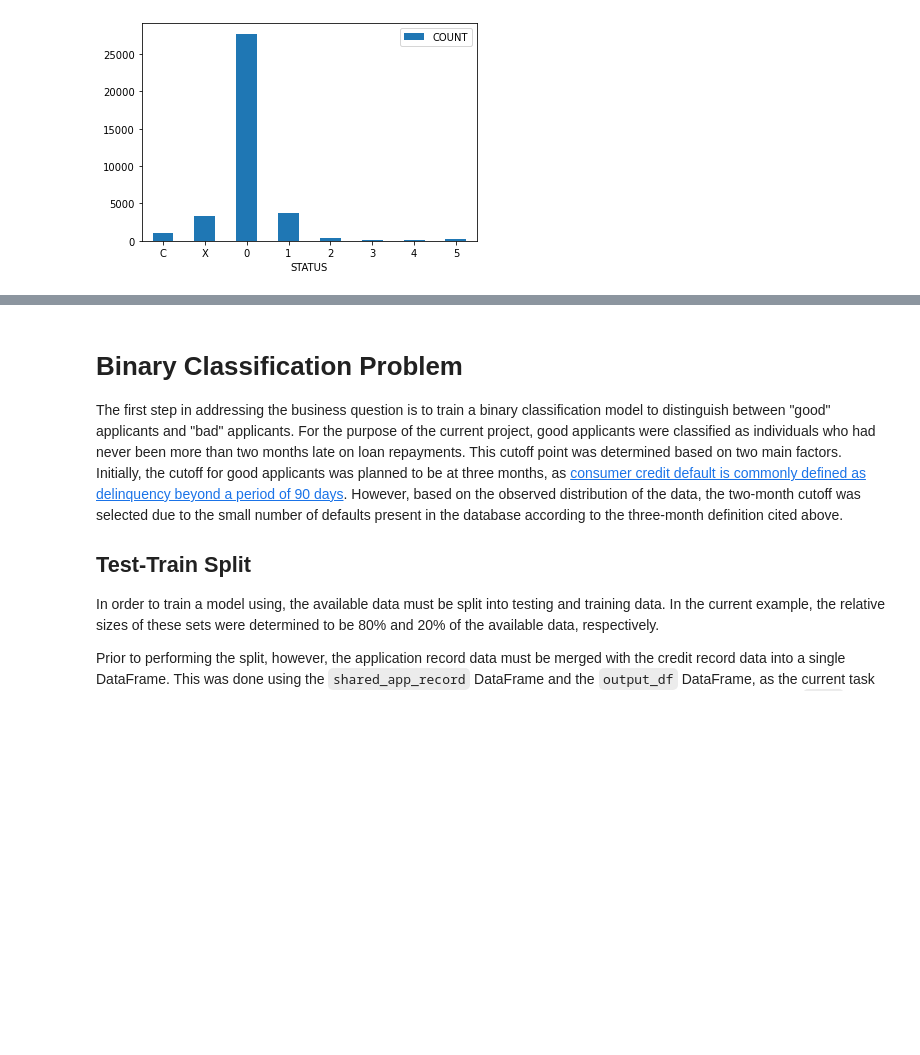
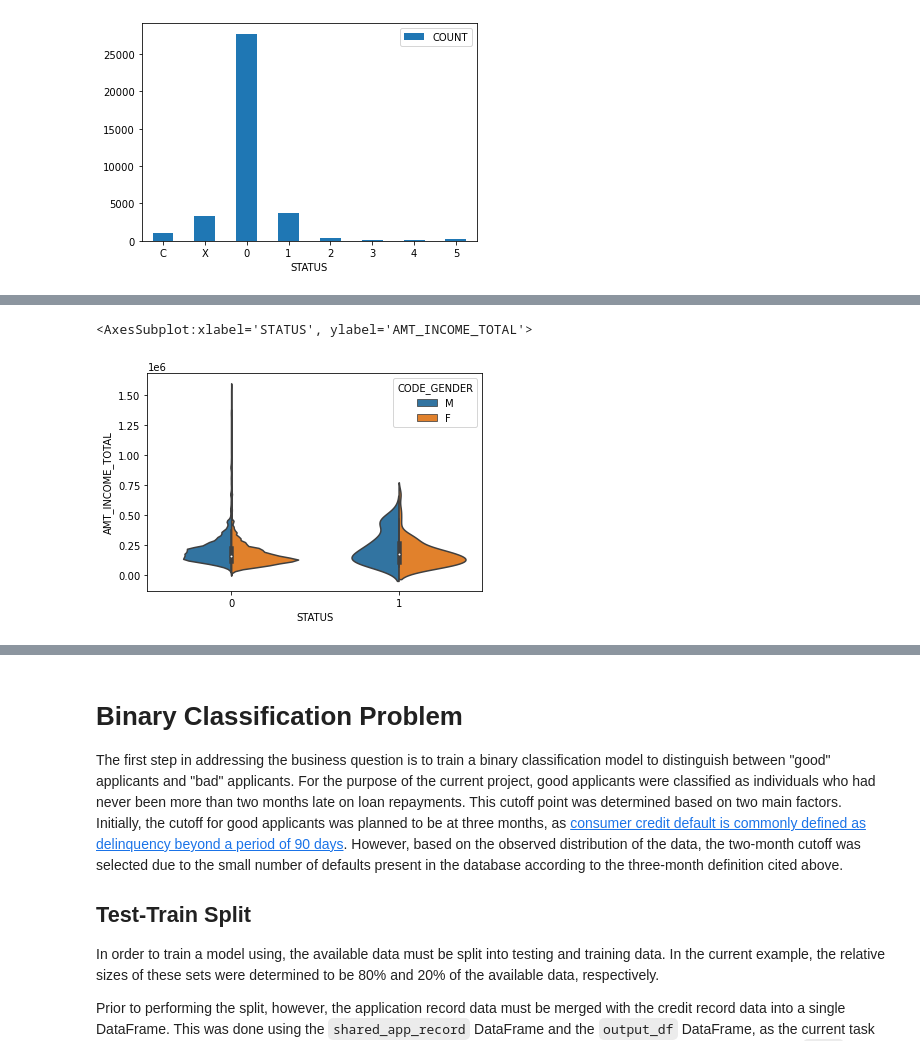
Before and after one commit to nsummers98/Credit-Card-Loan-Application, a Jupyter notebook: Project.ipynb, the cells around one changed output, grey strips where cells are left out. Cells and saved outputs as stored; diff of their text form; code cells hidden in the pictures; blank space fills up the shorter version.

```diff
--- a/Project.ipynb
+++ b/Project.ipynb
@@ -250,0 +316,9 @@ https://seaborn.pydata.org/tutorial/categorical.html
+# %%
+combined_recent.loc[combined_recent["STATUS"] <= 3, ["STATUS"]] = 0
+
+combined_recent.loc[combined_recent["STATUS"] > 0, ["STATUS"]] = 1
+# %%
+sns.violinplot(x="STATUS", y="AMT_INCOME_TOTAL", hue="CODE_GENDER", split=True, data=combined_recent)
+# %% [output]
+<AxesSubplot:xlabel='STATUS', ylabel='AMT_INCOME_TOTAL'>
+[figure, added]
```
Also changed, not shown: parts of 85 cells of this notebook, 1 other file.
